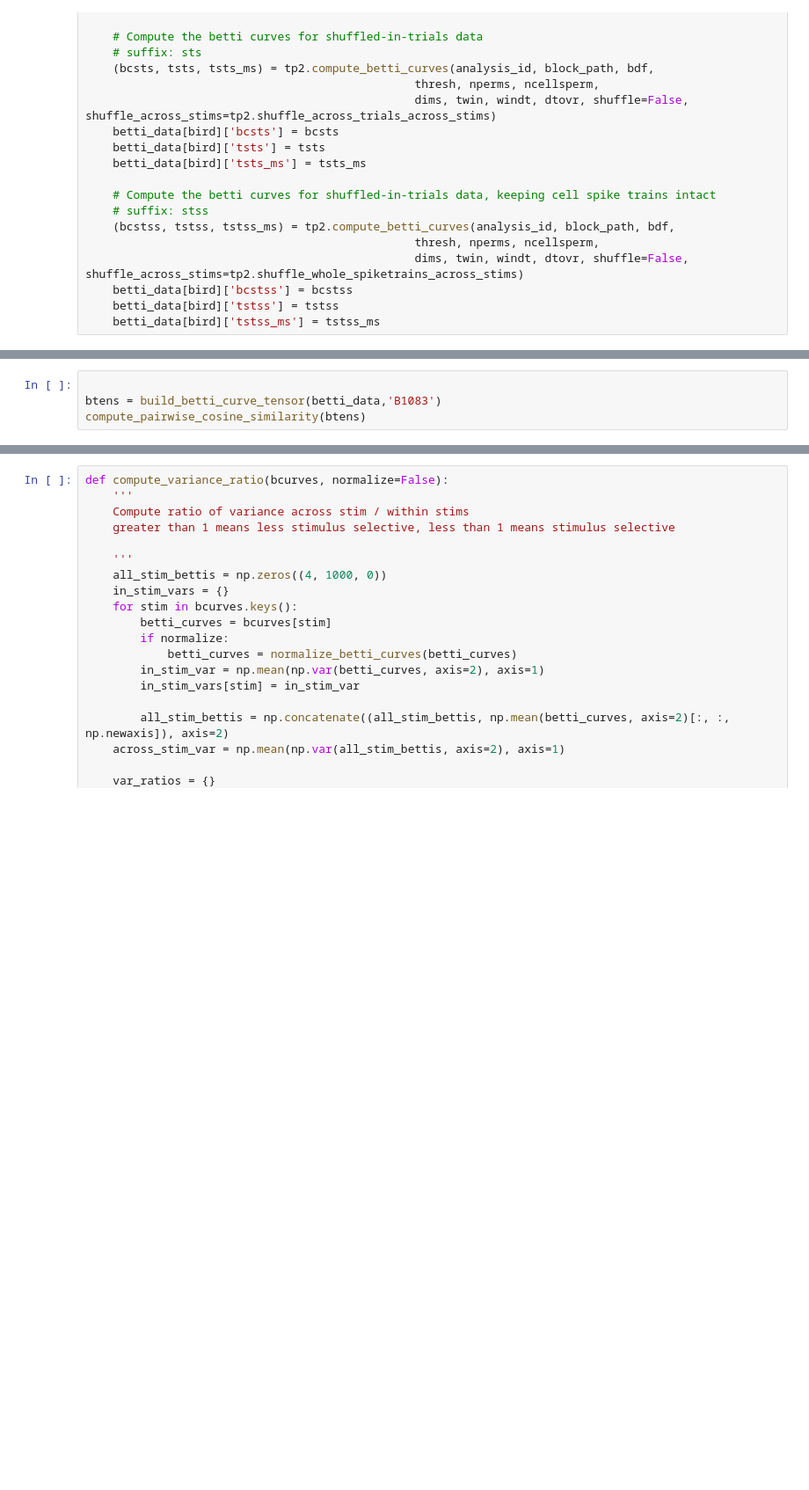
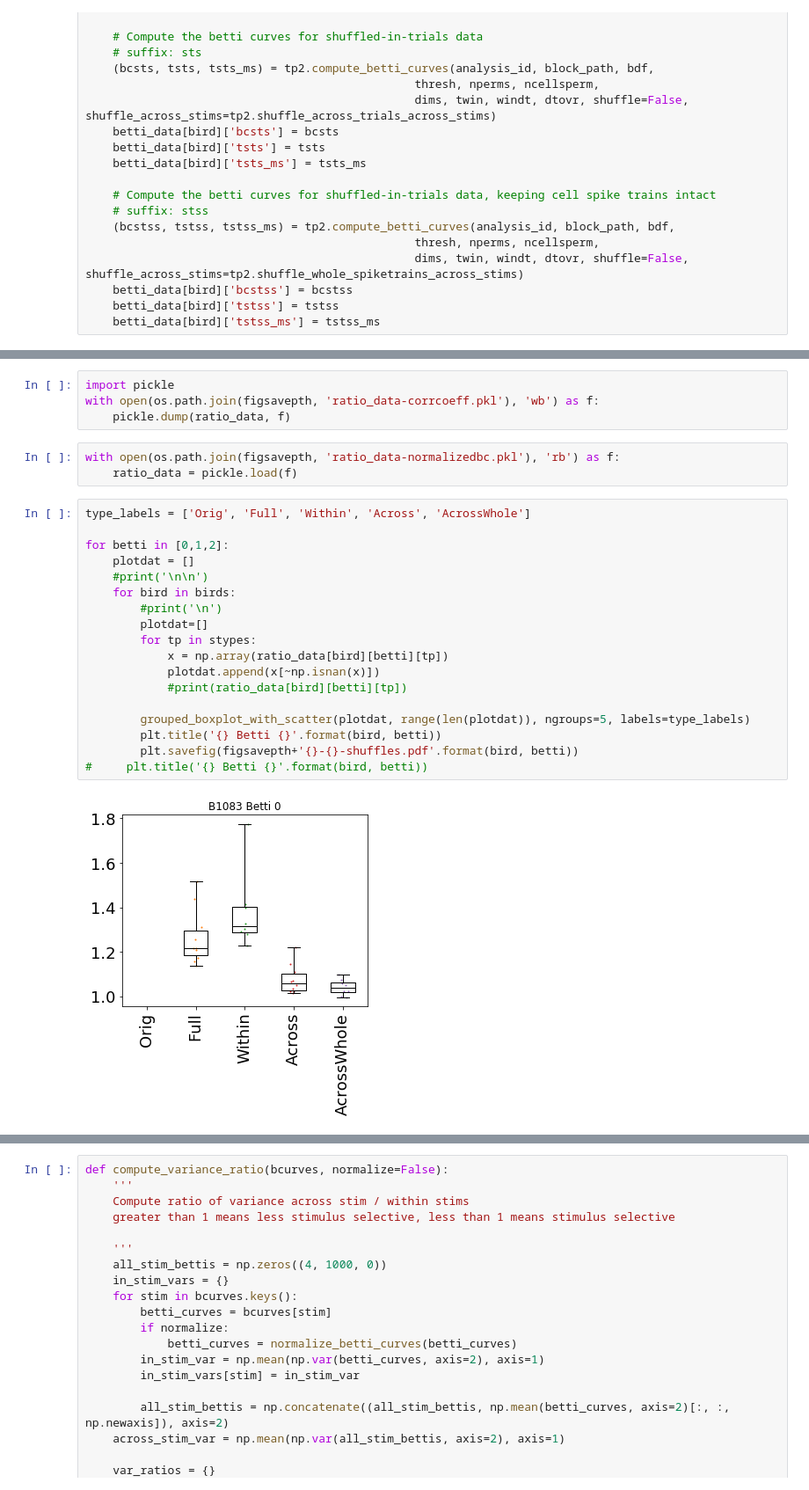
Before and after one commit to theilmbh/NeuralTDA, a Jupyter notebook: notebooks/pub/BettiCurve_Stimuli_Correlations.ipynb, the cells around one changed output, grey strips where cells are left out. Shown at 88% size. Saved outputs shown, nothing was run; the diff lists cells and outputs as text; blank space fills up the shorter version.

```diff
--- a/notebooks/pub/BettiCurve_Stimuli_Correlations.ipynb
+++ b/notebooks/pub/BettiCurve_Stimuli_Correlations.ipynb
@@ -128,4 +200,0 @@ def compute_pairwise_cosine_similarity(betti_tensor):
-# %%
-
-btens = build_betti_curve_tensor(betti_data,'B1083')
-compute_pairwise_cosine_similarity(btens)
@@ -133,0 +246,27 @@ compute_pairwise_cosine_similarity(btens)
+# %%
+import pickle
+with open(os.path.join(figsavepth, 'ratio_data-corrcoeff.pkl'), 'wb') as f:
+    pickle.dump(ratio_data, f)
+# %%
+with open(os.path.join(figsavepth, 'ratio_data-normalizedbc.pkl'), 'rb') as f:
+    ratio_data = pickle.load(f)
+# %%
+type_labels = ['Orig', 'Full', 'Within', 'Across', 'AcrossWhole']
+
+for betti in [0,1,2]:
+    plotdat = []
+    #print('\n\n')
+    for bird in birds:
+        #print('\n')
+        plotdat=[]
+        for tp in stypes:
+            x = np.array(ratio_data[bird][betti][tp])
+            plotdat.append(x[~np.isnan(x)])
+            #print(ratio_data[bird][betti][tp])
+
+        grouped_boxplot_with_scatter(plotdat, range(len(plotdat)), ngroups=5, labels=type_labels)
+        plt.title('{} Betti {}'.format(bird, betti))
+        plt.savefig(figsavepth+'{}-{}-shuffles.pdf'.format(bird, betti))
+#     plt.title('{} Betti {}'.format(bird, betti))
+# %% [output]
+[figure, added]
```
Also changed, not shown: parts of 19 cells of this notebook, 2 other files.
